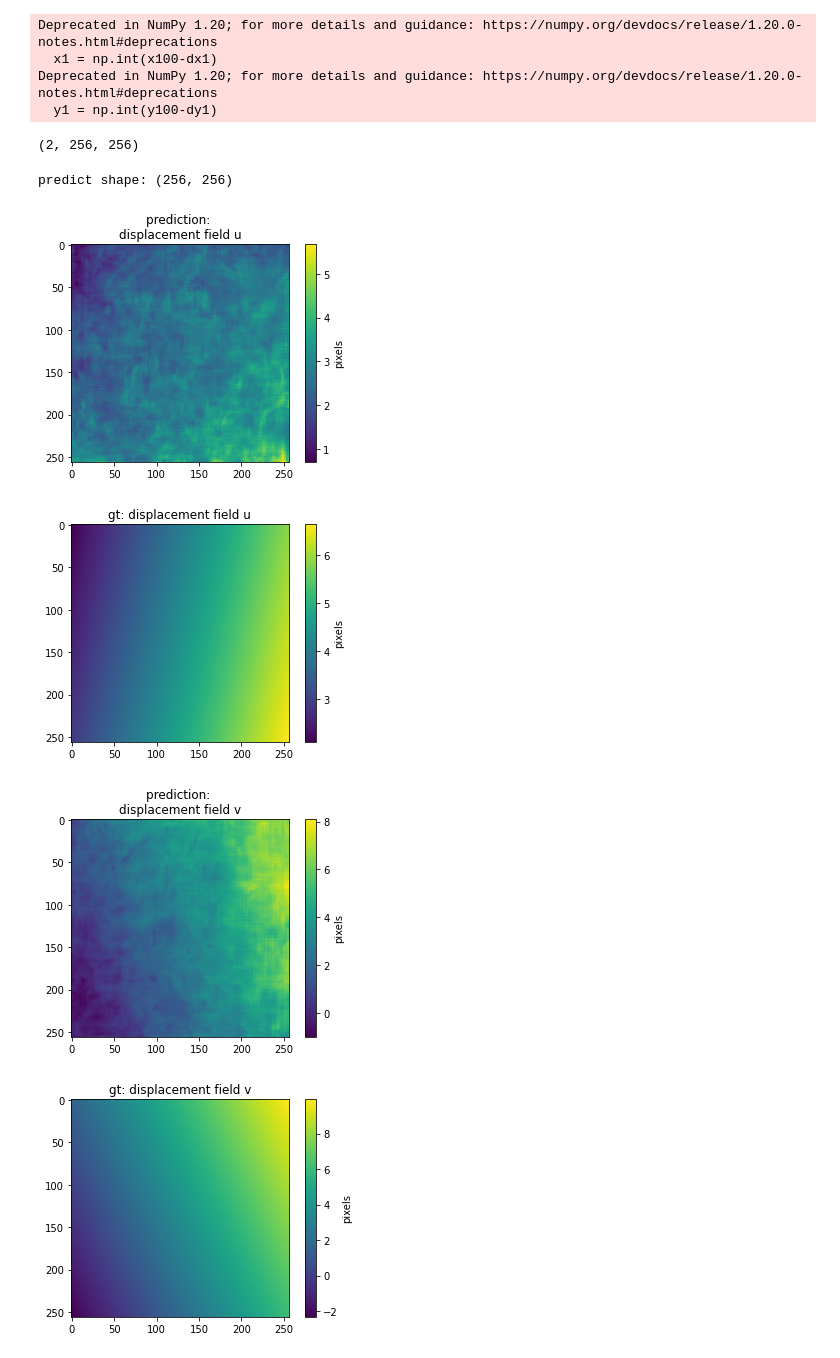
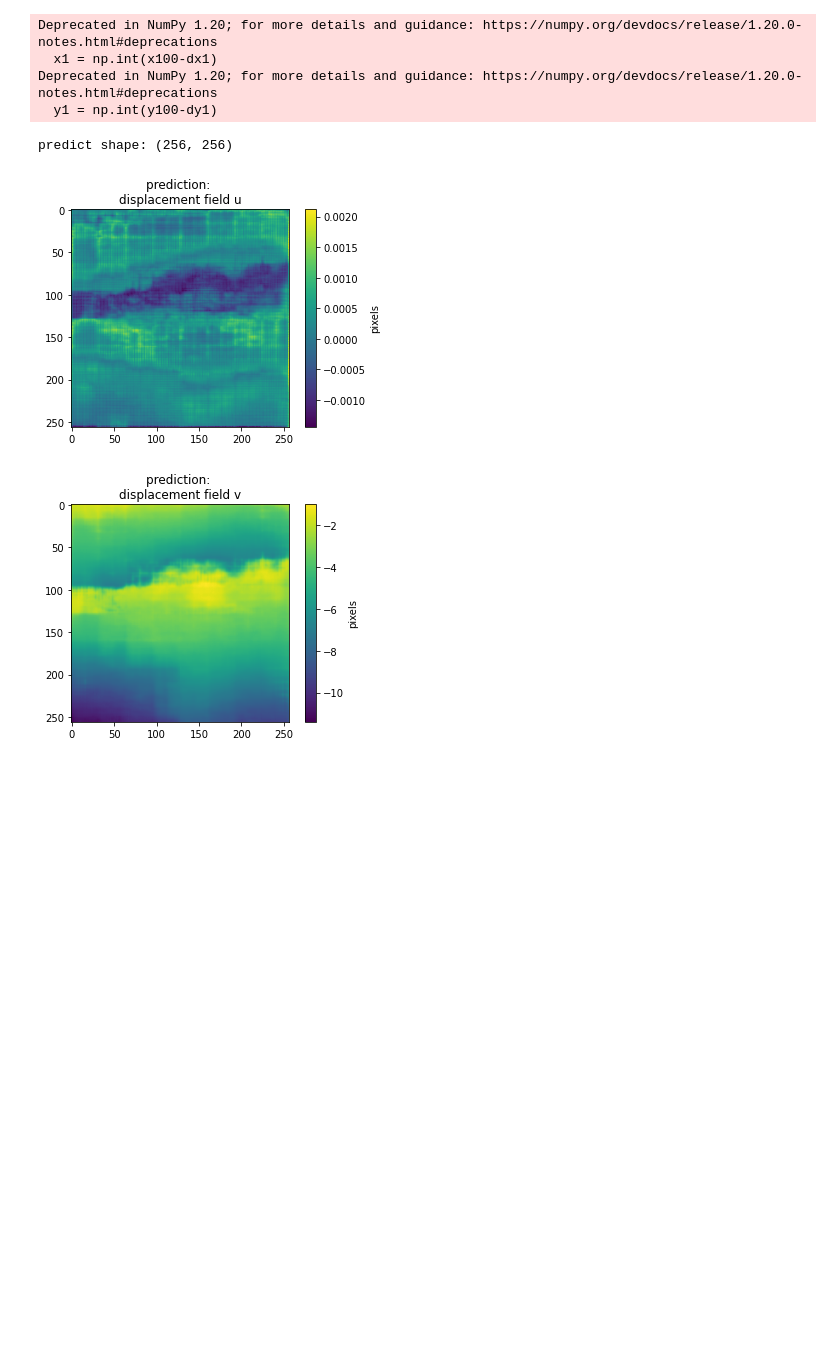
Before and after one commit to newmayor/researchproject_deepDIC, a Jupyter notebook: experiment_displacementNet_numairdata.ipynb, the cells around one changed output. Cells and saved outputs as stored; diff of their text form; code cells hidden in the pictures; blank space fills up the shorter version.

```diff
--- a/experiment_displacementNet_numairdata.ipynb
+++ b/experiment_displacementNet_numairdata.ipynb
@@ -128,8 +128,8 @@ fnet = FeatureResNet()
 fcn = SegResNet(2,fnet)
 fcn = fcn.cuda()
 
-model_path = '/home/numairahmed/forked_deepDIC/Deep-Dic-deep-learning-based-digital-image-correlation/trained_models/experiment_numairData10_bothdispFields/model/param_all_2_299_251'
-print(torch.cuda.memory_summary(device=None, abbreviated=False))
+model_path = '/home/numairahmed/forked_deepDIC/Deep-Dic-deep-learning-based-digital-image-correlation/experiment_numairData/model/param_all_2_149_374'
+# print(torch.cuda.memory_summary(device=None, abbreviated=False))
 
 # fcn.load_state_dict(torch.load(model_result + 'pretrained_displacementnet'))
 fcn.load_state_dict(torch.load(model_path))
@@ -198,14 +181,14 @@ hnew = int((h0//32+1)*32)
 wnew = int((w0//32+1)*32)
 newsize = (wnew,hnew)
 
-dir_name = '/home/numairahmed/deepDIC/images/image_sample_pairs/imgs4'
-img_pair = 'train_image_0_' #pick randomly from test images dir
+dir_name = '/home/numairahmed/deepDIC/images/image_sample_pairs/experiment_samples/tensile_test_images/cropped'
+img_pair = 'train_image_' #pick randomly from test images dir
 img_input = os.path.join(dir_name, img_pair)
 
 img1 = default_loader(f'{img_input}1.png') #undeformed img
 # img1_c = img1.crop((y1,x1,y2,x2))
 # img1_r = img1_c.resize(newsize)
-img2 = default_loader(f'{img_input}2.png') #deformed img
+img2 = default_loader(f'{img_input}82.png') #deformed img
 # img2_c = img2.crop((y1,x1,y2,x2))
 # img2_r = img2_c.resize(newsize)
 
@@ -274,50 +257,46 @@ Deprecated in NumPy 1.20; for more details and guidance: https://numpy.org/devdo
 Deprecated in NumPy 1.20; for more details and guidance: https://numpy.org/devdocs/release/1.20.0-notes.html#deprecations
   y1 = np.int(y100-dy1)
 # %%
-## load groundtruth disp field data
+# ## load groundtruth disp field data
 
-import glob
-import os
-import scipy.io as sio
+# import glob
+# import os
+# import scipy.io as sio
 
-dir_groundtruths = '/home/numairahmed/deepDIC/images/image_sample_pairs/gts4' # use your path
-filename = os.path.join(dir_groundtruths, img_pair)
+# dir_groundtruths = '/home/numairahmed/deepDIC/images/image_sample_pairs/experiment_samples/gts_severe' # use your path
+# filename = os.path.join(dir_groundtruths, img_pair)
 
-gt = sio.loadmat(f'{filename}.mat')['Disp_field_1'].astype(float)
-gt = np.asarray(gt)
-# gt = np.moveaxis(gt, -1, 0)
+# gt = sio.loadmat(f'{filename}severe.mat')['Disp_field_1'].astype(float)
+# gt = np.asarray(gt)
+# # gt = np.moveaxis(gt, -1, 0)
 
-print(disp_1_x.shape)
+# print(disp_1_x.shape)
-# %% [output]
-(2, 256, 256)
 # %%
 print(f"predict shape: {predict_np[0].shape}")
 # [25:225,25:225]
 plt.figure()
 plt.imshow(disp_1_x[0])
 plt.colorbar(label='pixels')
 plt.title('prediction: \ndisplacement field u')
-plt.figure()
-plt.imshow(gt[0])
-plt.colorbar(label='pixels')
-plt.title('gt: displacement field u')
+# plt.figure()
+# plt.imshow(gt[0])
+# plt.colorbar(label='pixels')
+# plt.title('gt: displacement field u')
 
 plt.figure()
 plt.imshow(disp_1_x[1])
 plt.colorbar(label='pixels')
 plt.title('prediction: \ndisplacement field v')
-plt.figure()
-plt.imshow(gt[1])
-plt.colorbar(label='pixels')
-plt.title('gt: displacement field v')
+# plt.figure()
+# plt.imshow(gt[1])
+# plt.colorbar(label='pixels')
+# plt.title('gt: displacement field v')
 
 plt.show()
 # %% [output]
 predict shape: (256, 256)
-[figure, old version]
+[figure, new version]
-[figure, old version]
+[figure, new version]
-[figure, removed]
-[figure, removed]
 # %%
 plt.figure()
 plt.title('no warp image')
```
Also changed, not shown: parts of 2 cells of this notebook, 3 other files.
